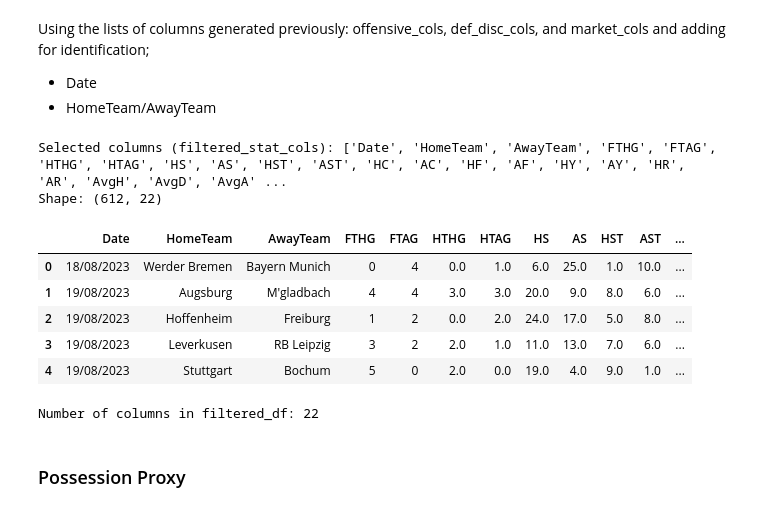
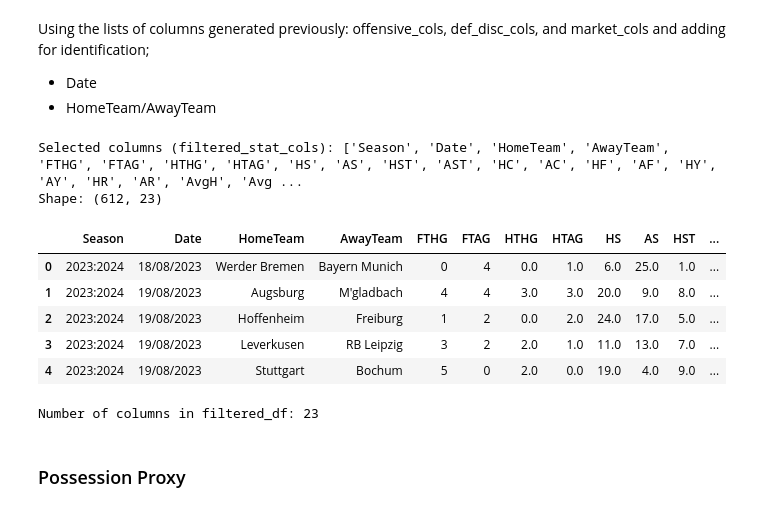
Before and after one commit to Acon3078/corners, a Jupyter notebook: Notebook_FTHG.ipynb, the cells around one changed output. Drawn from its saved outputs; the diff is of its cells as text; code cells hidden in the pictures.

```diff
--- a/Notebook_FTHG.ipynb
+++ b/Notebook_FTHG.ipynb
@@ -552,29 +552,29 @@ Using the lists of columns generated previously: offensive_cols, def_disc_cols,
 - Date
 - HomeTeam/AwayTeam
 # %%
-id_cols = ["Date", "HomeTeam", "AwayTeam"]
+id_cols = ["Season", "Date", "HomeTeam", "AwayTeam"]
 # Concatenate all unique columns from these three lists, then add id columns to the *front* if they're not already there
 all_stat_cols = list(dict.fromkeys(id_cols + offensive_cols + def_disc_cols + market_cols))  # preserve order, remove duplicates
 
 # Keep only those columns that are in merged_df
 filtered_stat_cols = [col for col in all_stat_cols if col in merged_df.columns]
 
 filtered_df = merged_df[filtered_stat_cols]
 
 print("Selected columns (filtered_stat_cols):", filtered_stat_cols)
 print("Shape:", filtered_df.shape)
 display(filtered_df.head())
 print("\nNumber of columns in filtered_df:", filtered_df.shape[1])
 # %% [output]
-Selected columns (filtered_stat_cols): ['Date', 'HomeTeam', 'AwayTeam', 'FTHG', 'FTAG', 'HTHG', 'HTAG', 'HS', 'AS', 'HST', 'AST', 'HC', 'AC', 'HF', 'AF', 'HY', 'AY', 'HR', 'AR', 'AvgH', 'AvgD', 'AvgA' ...
-Shape: (612, 22)
+Selected columns (filtered_stat_cols): ['Season', 'Date', 'HomeTeam', 'AwayTeam', 'FTHG', 'FTAG', 'HTHG', 'HTAG', 'HS', 'AS', 'HST', 'AST', 'HC', 'AC', 'HF', 'AF', 'HY', 'AY', 'HR', 'AR', 'AvgH', 'Avg ...
+Shape: (612, 23)
-|  | Date | HomeTeam | AwayTeam | FTHG | FTAG | HTHG | HTAG | HS | AS | HST | AST | ... |
-| 0 | 18/08/2023 | Werder Bremen | Bayern Munich | 0 | 4 | 0.0 | 1.0 | 6.0 | 25.0 | 1.0 | 10.0 | ... |
-| 1 | 19/08/2023 | Augsburg | M'gladbach | 4 | 4 | 3.0 | 3.0 | 20.0 | 9.0 | 8.0 | 6.0 | ... |
-| 2 | 19/08/2023 | Hoffenheim | Freiburg | 1 | 2 | 0.0 | 2.0 | 24.0 | 17.0 | 5.0 | 8.0 | ... |
-| 3 | 19/08/2023 | Leverkusen | RB Leipzig | 3 | 2 | 2.0 | 1.0 | 11.0 | 13.0 | 7.0 | 6.0 | ... |
-| 4 | 19/08/2023 | Stuttgart | Bochum | 5 | 0 | 2.0 | 0.0 | 19.0 | 4.0 | 9.0 | 1.0 | ... |
+|  | Season | Date | HomeTeam | AwayTeam | FTHG | FTAG | HTHG | HTAG | HS | AS | HST | ... |
+| 0 | 2023:2024 | 18/08/2023 | Werder Bremen | Bayern Munich | 0 | 4 | 0.0 | 1.0 | 6.0 | 25.0 | 1.0 | ... |
+| 1 | 2023:2024 | 19/08/2023 | Augsburg | M'gladbach | 4 | 4 | 3.0 | 3.0 | 20.0 | 9.0 | 8.0 | ... |
+| 2 | 2023:2024 | 19/08/2023 | Hoffenheim | Freiburg | 1 | 2 | 0.0 | 2.0 | 24.0 | 17.0 | 5.0 | ... |
+| 3 | 2023:2024 | 19/08/2023 | Leverkusen | RB Leipzig | 3 | 2 | 2.0 | 1.0 | 11.0 | 13.0 | 7.0 | ... |
+| 4 | 2023:2024 | 19/08/2023 | Stuttgart | Bochum | 5 | 0 | 2.0 | 0.0 | 19.0 | 4.0 | 9.0 | ... |
-Number of columns in filtered_df: 22
+Number of columns in filtered_df: 23
 # %% [markdown]
 ### Possession Proxy
 # %% [markdown]
```
Also changed, not shown: parts of 4 cells of this notebook.
